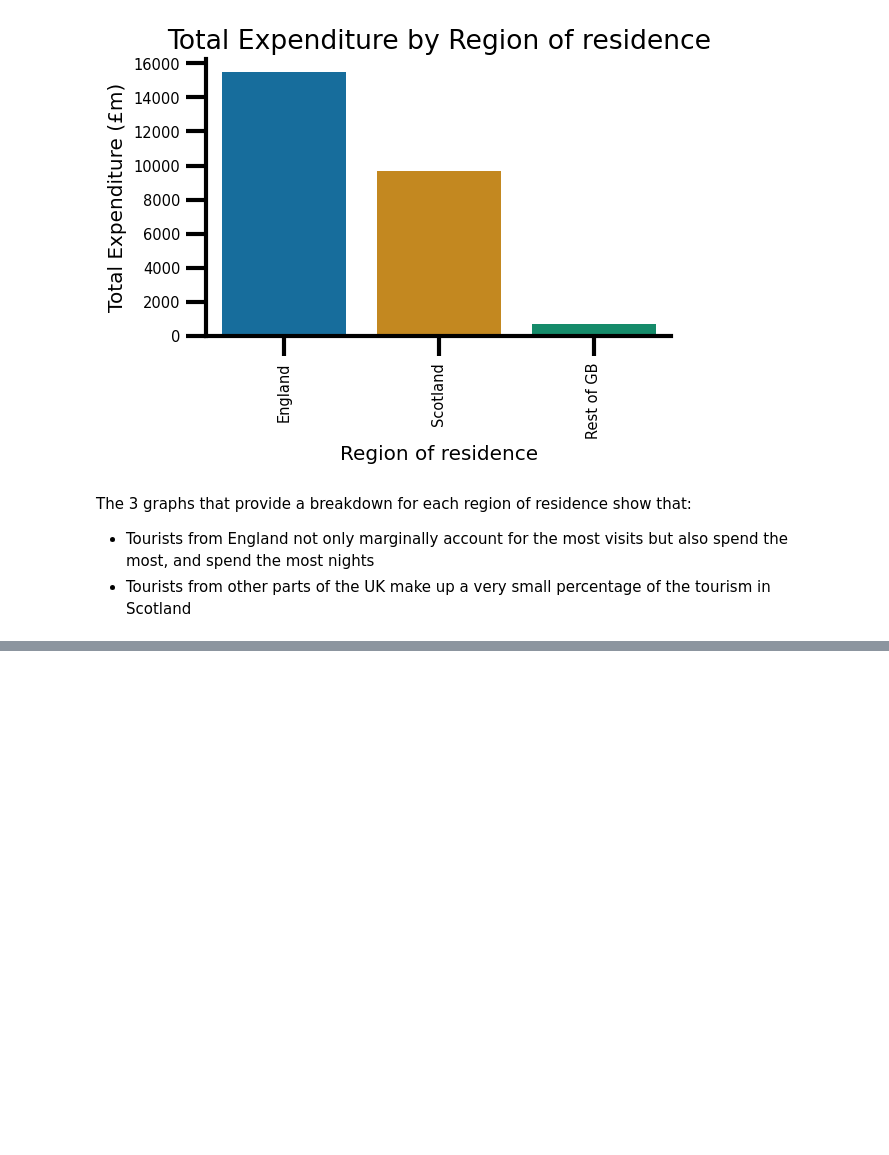
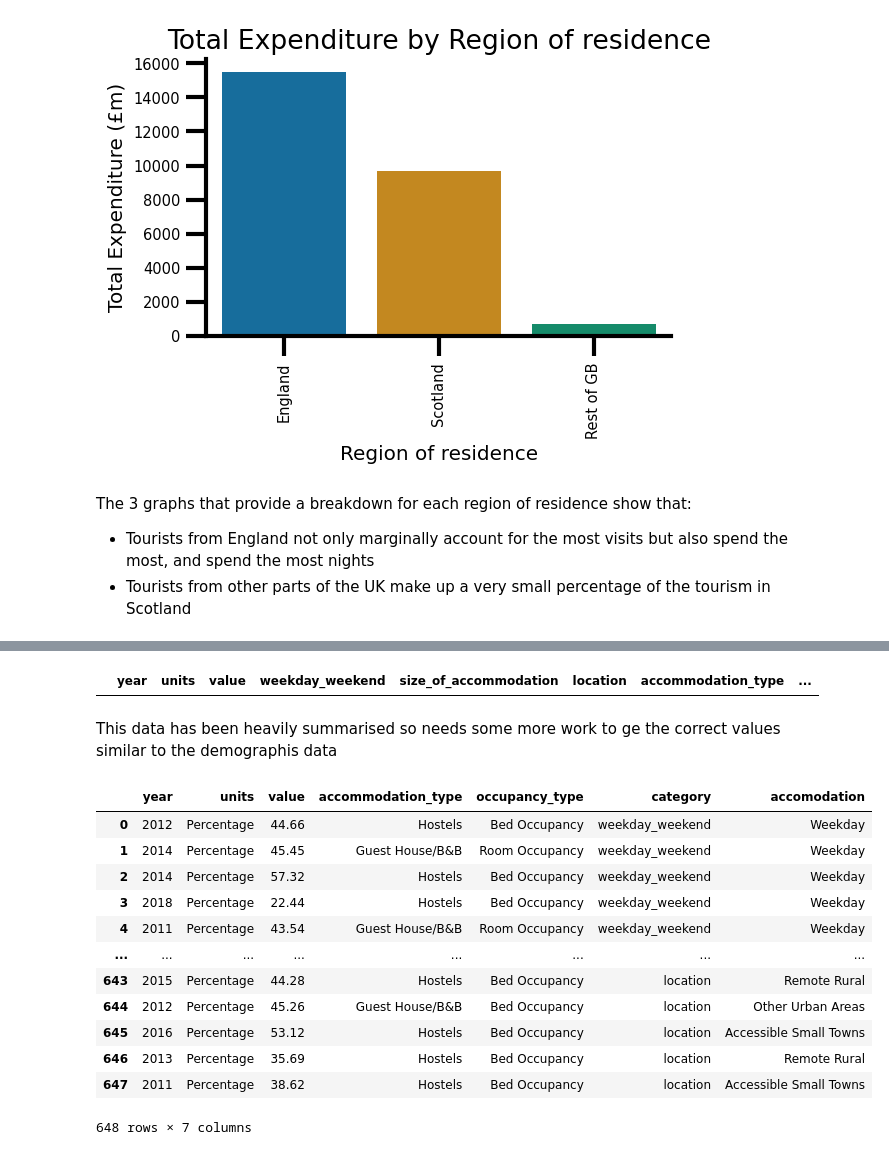
Before and after one commit to mjmarr/visit_scotland_final_project, a Jupyter notebook: Analysis.ipynb, the cells around one changed output, grey strips where cells are left out. Saved outputs shown, nothing was run; the diff lists cells and outputs as text; code cells hidden in the pictures; blank space fills up the shorter version.

```diff
--- a/Analysis.ipynb
+++ b/Analysis.ipynb
@@ -797,0 +810,27 @@ The 3 graphs that provide a breakdown for each region of residence show that:
+# %%
+accomodation_occupancy.query("weekday_weekend != 'All' & size_of_accommodation != 'All' & location != 'All'")
+# %% [output]
+|  | year | units | value | weekday_weekend | size_of_accommodation | location | accommodation_type | ... |
+# %% [markdown]
+This data has been heavily summarised so needs some more work to ge the correct values similar to the demographis data
+# %%
+# Melting dataframes!!!
+melted_accom = accomodation_occupancy.copy()
+
+melted_accom = melted_accom.melt(['year','units','value','accommodation_type','occupancy_type'], var_name='category', value_name='accomodation').query("accomodation != 'All'").reset_index()
+melted_accom.drop(['index'], axis=1, inplace=True)
+melted_accom
+# %% [output]
+|  | year | units | value | accommodation_type | occupancy_type | category | accomodation |
+| 0 | 2012 | Percentage | 44.66 | Hostels | Bed Occupancy | weekday_weekend | Weekday |
+| 1 | 2014 | Percentage | 45.45 | Guest House/B&B | Room Occupancy | weekday_weekend | Weekday |
+| 2 | 2014 | Percentage | 57.32 | Hostels | Bed Occupancy | weekday_weekend | Weekday |
+| 3 | 2018 | Percentage | 22.44 | Hostels | Bed Occupancy | weekday_weekend | Weekday |
+| 4 | 2011 | Percentage | 43.54 | Guest House/B&B | Room Occupancy | weekday_weekend | Weekday |
+| ... | ... | ... | ... | ... | ... | ... | ... |
+| 643 | 2015 | Percentage | 44.28 | Hostels | Bed Occupancy | location | Remote Rural |
+| 644 | 2012 | Percentage | 45.26 | Guest House/B&B | Bed Occupancy | location | Other Urban Areas |
+| 645 | 2016 | Percentage | 53.12 | Hostels | Bed Occupancy | location | Accessible Small Towns |
+| 646 | 2013 | Percentage | 35.69 | Hostels | Bed Occupancy | location | Remote Rural |
+| 647 | 2011 | Percentage | 38.62 | Hostels | Bed Occupancy | location | Accessible Small Towns |
+648 rows × 7 columns
```
Also changed, not shown: parts of 6 cells of this notebook.
